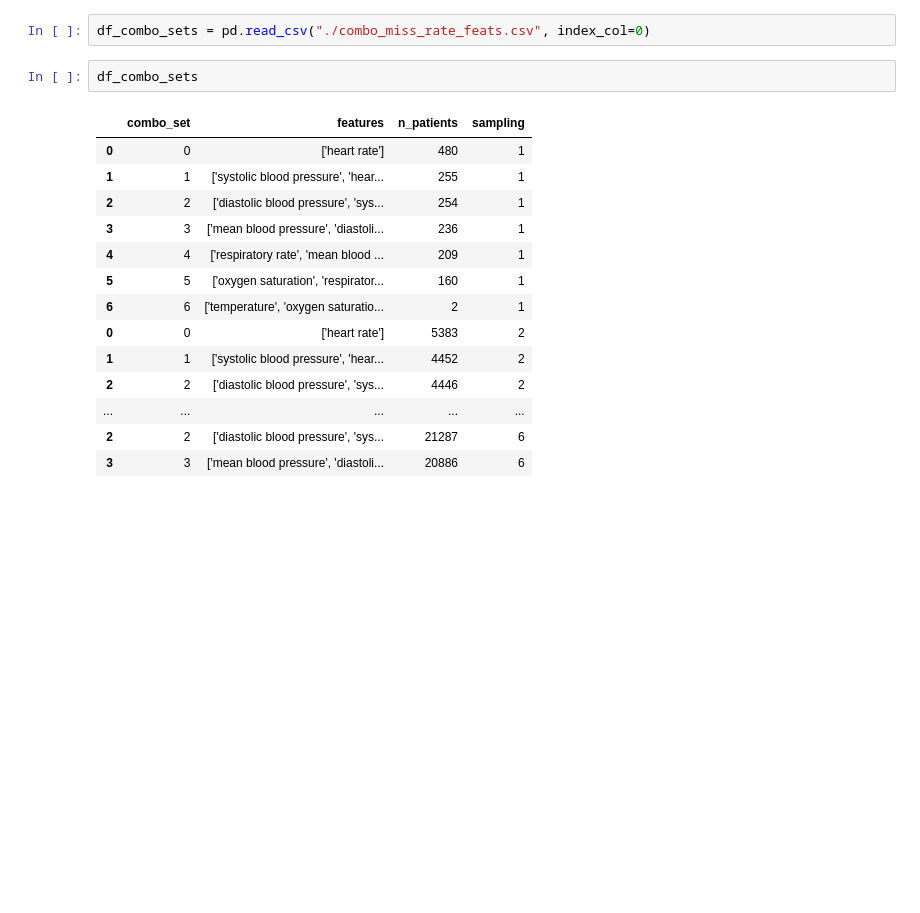
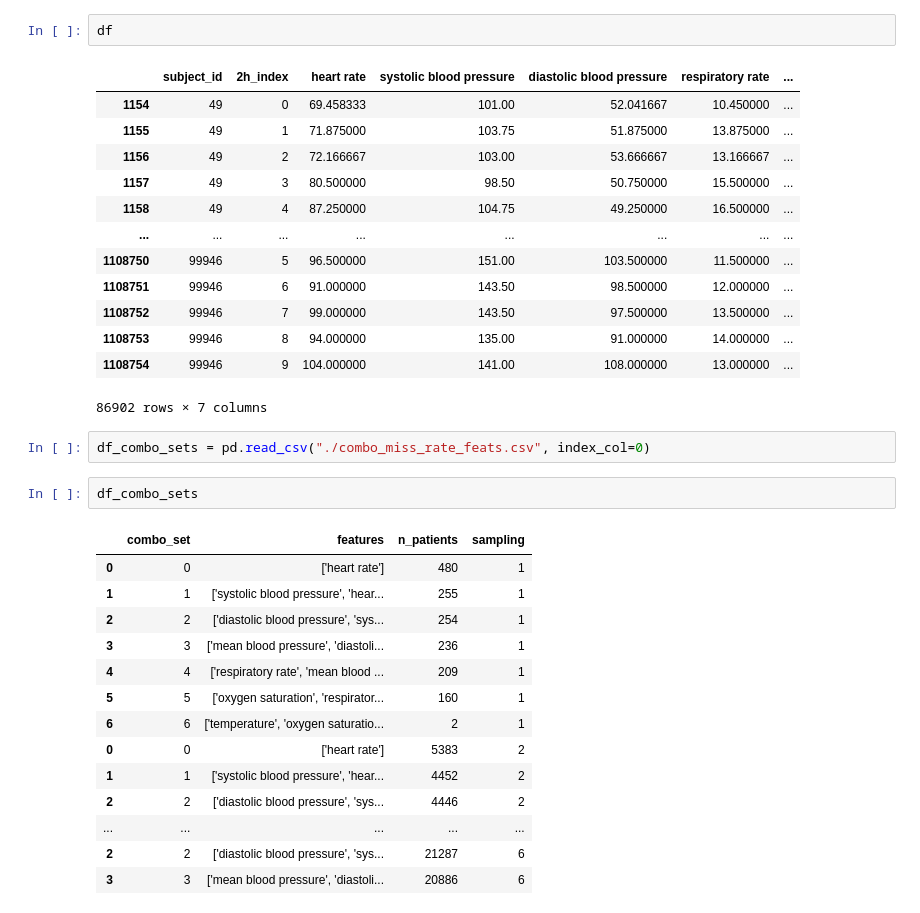
Before and after one commit to ngiesa/mi_icu, a Jupyter notebook: mimic_preprocessing.ipynb, the cells around one changed output. Cells and saved outputs as stored; diff of their text form; blank space fills up the shorter version.

```diff
--- a/mimic_preprocessing.ipynb
+++ b/mimic_preprocessing.ipynb
@@ -12,3 +51,19 @@ data_loader = DataLoader(data_path=DATA_PATH)
+# %%
+df
+# %% [output]
+|  | subject_id | 2h_index | heart rate | systolic blood pressure | diastolic blood pressure | respiratory rate | ... |
+| 1154 | 49 | 0 | 69.458333 | 101.00 | 52.041667 | 10.450000 | ... |
+| 1155 | 49 | 1 | 71.875000 | 103.75 | 51.875000 | 13.875000 | ... |
+| 1156 | 49 | 2 | 72.166667 | 103.00 | 53.666667 | 13.166667 | ... |
+| 1157 | 49 | 3 | 80.500000 | 98.50 | 50.750000 | 15.500000 | ... |
+| 1158 | 49 | 4 | 87.250000 | 104.75 | 49.250000 | 16.500000 | ... |
+| ... | ... | ... | ... | ... | ... | ... | ... |
+| 1108750 | 99946 | 5 | 96.500000 | 151.00 | 103.500000 | 11.500000 | ... |
+| 1108751 | 99946 | 6 | 91.000000 | 143.50 | 98.500000 | 12.000000 | ... |
+| 1108752 | 99946 | 7 | 99.000000 | 143.50 | 97.500000 | 13.500000 | ... |
+| 1108753 | 99946 | 8 | 94.000000 | 135.00 | 91.000000 | 14.000000 | ... |
+| 1108754 | 99946 | 9 | 104.000000 | 141.00 | 108.000000 | 13.000000 | ... |
+86902 rows × 7 columns
 # %%
 df_combo_sets = pd.read_csv("./combo_miss_rate_feats.csv", index_col=0)
 # %%
```
Also changed, not shown: parts of 5 cells of this notebook, 6 other files.
